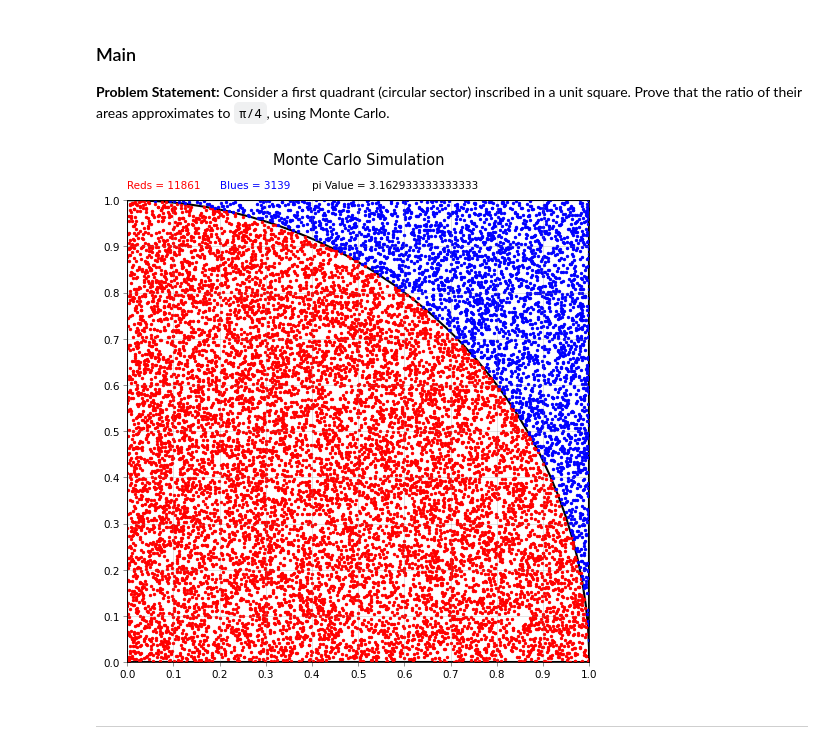
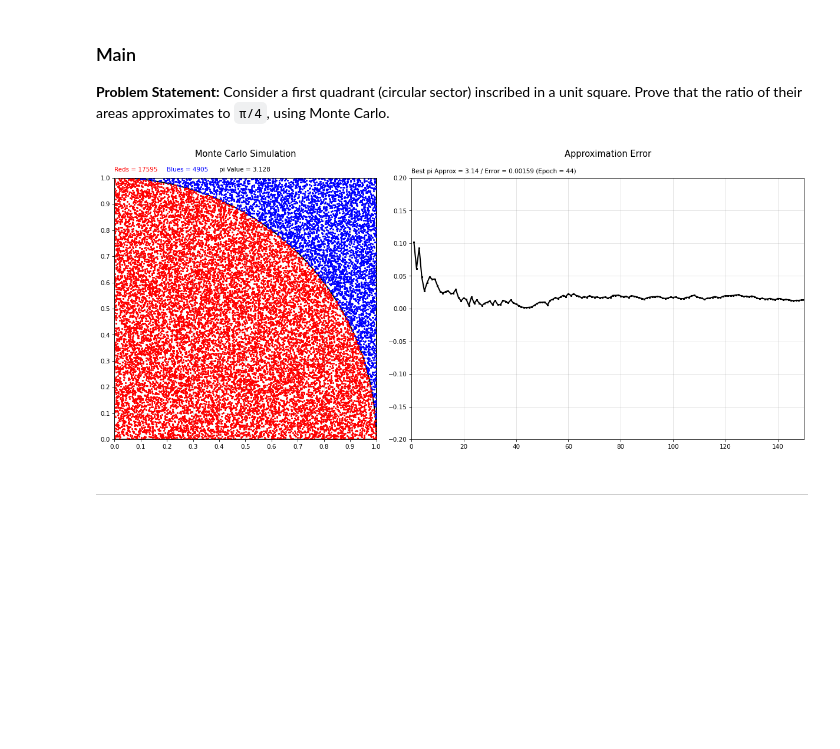
Before and after one commit to bruno-montoni/tutorials-monte-carlo, a Jupyter notebook: monte_carlo_sim.ipynb, the cells around one changed output. Cells and saved outputs as stored; diff of their text form; code cells hidden in the pictures; blank space fills up the shorter version.

```diff
--- a/monte_carlo_sim.ipynb
+++ b/monte_carlo_sim.ipynb
@@ -68,28 +79,34 @@ def update_plot(_x_in, _y_in, _x_out, _y_out):
 # %%
 # Placeholders
 _x_in = [] # Red
 _y_in = []
 _x_out = [] # Blue
 _y_out = []
+_pi = []
 # Looping 'epochs'...
-for epoch in range(100):
-    # Generating batches of 200 points (linearly distributed)
+for epoch in range(150):
+    # Generating batches of 150 points (linearly distributed)
     epoch_x = np.random.uniform(low=0, high=1, size=150) # 'size': ouput format (tuples used for multi-dimensional arrays)
     epoch_y = np.random.uniform(low=0, high=1, size=150)
     # Zipping
     epoch_zip = zip(epoch_x, epoch_y)
     # Populating 'inside'/'outside' lists
     for point in epoch_zip:
         # Checking location (x^2 + y^2 = 1 as frontier)
         if point[0] <= math.sqrt(1 - point[1]**2):
             _x_in.append(point[0])
             _y_in.append(point[1])
         else:
             _x_out.append(point[0])
             _y_out.append(point[1])
+    # Preparing the data
+    in_counter = len(_x_in)
+    out_counter = len(_x_out)
+    pi_aprox = (4 * in_counter) / (in_counter + out_counter) # 'pi': pi/4 ~ in_counter/(in_counter + out_counter)
+    _pi.append(pi_aprox)
     # Plotting
-    update_plot(_x_in, _y_in, _x_out, _y_out)
+    update_plot(_x_in, _y_in, _x_out, _y_out, in_counter, out_counter, _pi)
 # %% [output]
-[figure, old version]
+[figure, new version]
 # %% [markdown]
 ---
```
Also changed, not shown: parts of 1 cell of this notebook.
